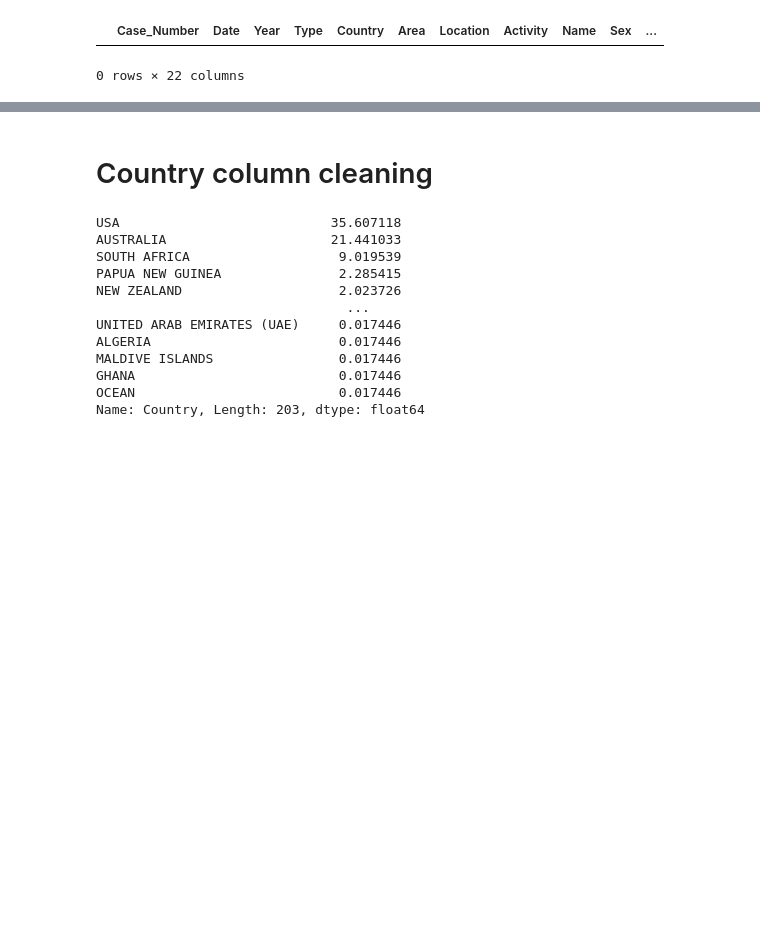
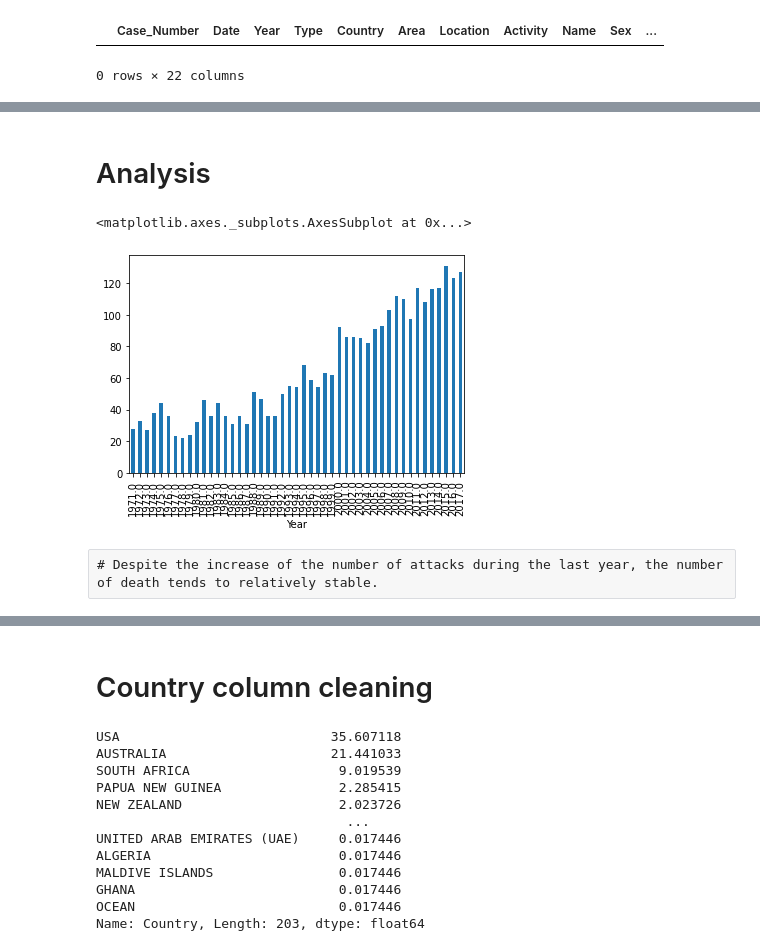
Before and after one commit to srosamont/Projects_Ironhack, a Jupyter notebook: Shark_lab2.ipynb, the cells around one changed output, grey strips where cells are left out. Saved outputs shown, nothing was run; the diff lists cells and outputs as text; code cells hidden in the pictures; blank space fills up the shorter version.

```diff
--- a/Shark_lab2.ipynb
+++ b/Shark_lab2.ipynb
@@ -669,0 +695,6 @@ data[data.Year==500]
+# %%
+# Use the lambda function on the column Injury to check whether x is a string containing "no injury"
+data[data["Injury"].map(lambda x: isinstance(x, str) and "no injury" in x.lower())].Injury.to_dict()
+# give value "No injury" after checking that the element concerned to refer to no injury cases.
+data.Injury[data["Injury"].map(lambda x: isinstance(x, str) and "no injury" in x.lower())]='No injury'
+data[data.Injury!="No injury"].Injury.to_dict()
@@ -669,0 +743,3 @@ data[data.Year==500]
+# %%
+data[data["Injury"].map(lambda x: isinstance(x, str) and "minor" in x.lower())].Injury.to_dict()
+data.Injury[data["Injury"].map(lambda x: isinstance(x, str) and "minor" in x.lower())]='Minor injury'
@@ -669,0 +764,2 @@ data[data.Year==500]
+# %% [markdown]
+# Analysis
@@ -670,6 +768,12 @@ data[data.Year==500]
 # %%
 data=data[data.Year>1970] # 50 dernières années
+data=data[data.Year!=2018] # Only half of 2018 is recorded so I remove it from the
 # %%
 #Group the data by Year and count the element of the column Fatal(no missing data since the cleaning)
 Nb_attacks_per_year=data.groupby(by='Year',axis=0).count()['Fatal_(Y/N)']
-Nb_attacks_per_year.plot()
+Nb_attacks_per_year.plot(kind="bar")
+# %% [output]
+<matplotlib.axes._subplots.AxesSubplot at 0x...>
+[figure, added]
+# %% [raw]
+# Despite the increase of the number of attacks during the last year, the number of death tends to relatively stable.
```
Also changed, not shown: parts of 12 cells of this notebook.
